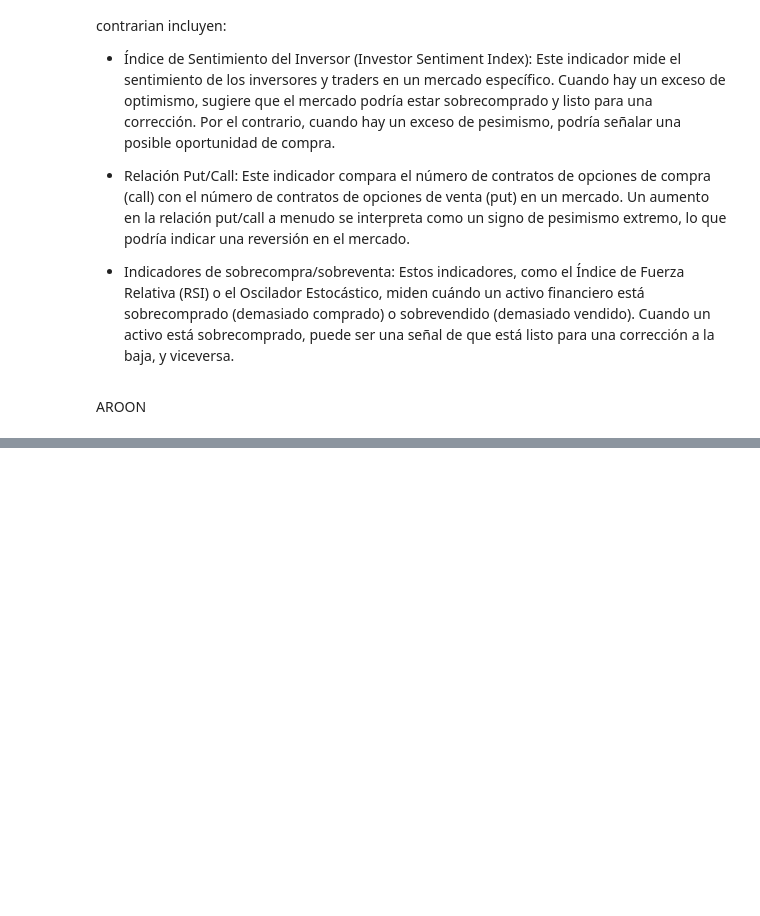
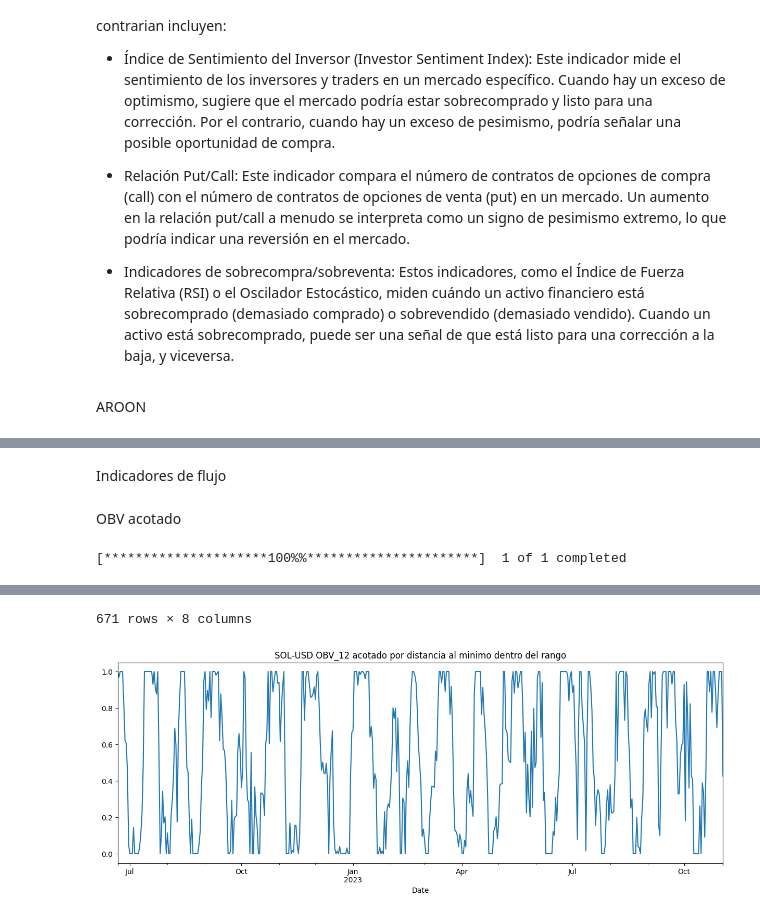
Before and after one commit to AlejandroDaneri/trabajo-profesional-fiuba, a Jupyter notebook: examples/data_mining.ipynb, the cells around one changed output, grey strips where cells are left out. Saved outputs shown, nothing was run; the diff lists cells and outputs as text; code cells hidden in the pictures; blank space fills up the shorter version.

```diff
--- a/examples/data_mining.ipynb
+++ b/examples/data_mining.ipynb
@@ -491,0 +492,22 @@ R2 entre aroon diff y fw_19: -0.0434
+# %% [markdown]
+Indicadores de flujo
+# %% [markdown]
+OBV acotado
+# %%
+def OBV(ticker, n):
+
+    data = yf.download(ticker,auto_adjust=True,start = '2022-01-01')
+
+    data['Balance'] = np.where(data.Close>data.Close.shift(),
+                               data['Volume'],
+                               np.where(data.Close<data.Close.shift(),-data['Volume'],0 ))
+    data['OBV'] = data['Balance'].rolling(n).sum()
+    data['OBV_acotado'] = (data.OBV - data.OBV.rolling(n).min())/(data.OBV.rolling(n).max() - data.OBV.rolling(n).min())
+    data['OBV_acotado'].iloc[-500:].plot(figsize=(15,5),title=f'{ticker} OBV_{n} acotado por distancia al minimo dentro del rango')
+
+
+    return data
+data_w_OBV = OBV('SOL-USD',12) #TODO: Check vs alphavantage API
+data_w_OBV
+# %% [output]
+[*********************100%%**********************]  1 of 1 completed
@@ -491,0 +527,2 @@ R2 entre aroon diff y fw_19: -0.0434
+671 rows × 8 columns
+[figure, added]
```
Also changed, not shown: parts of 19 cells of this notebook.
